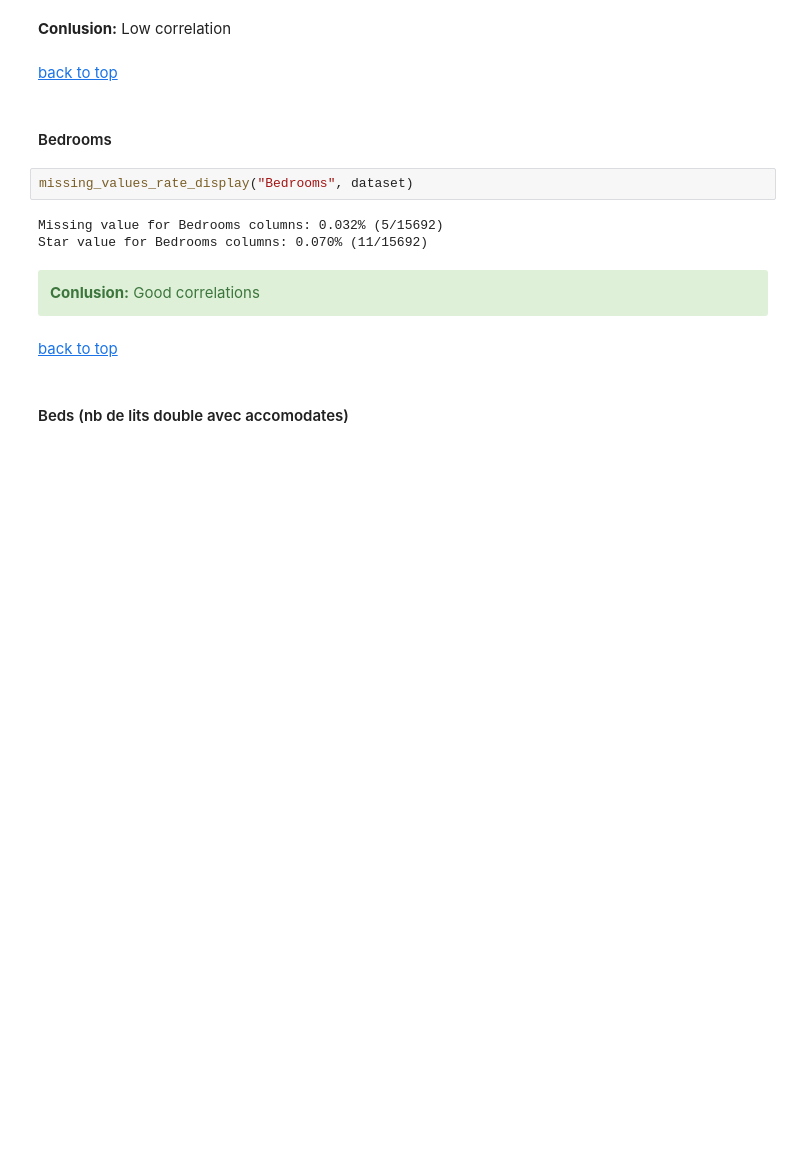
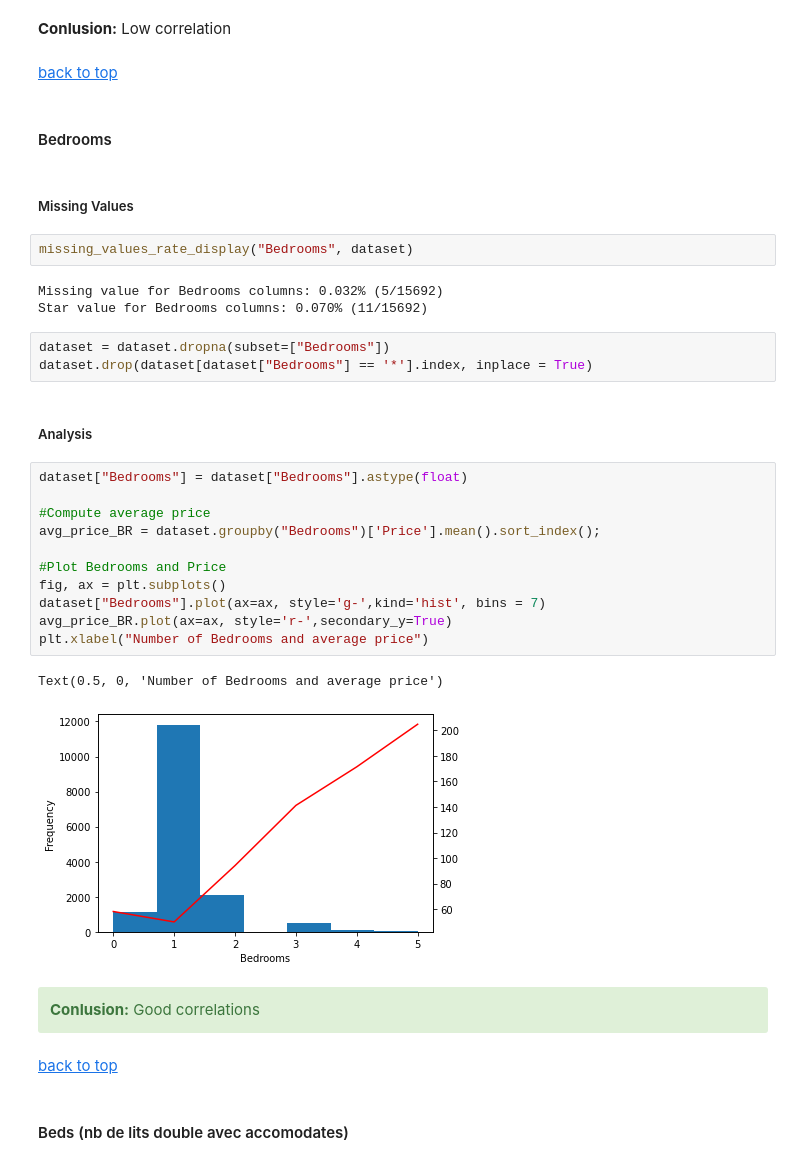
Before and after one commit to flaviendeseure/Airbnb_berlin_price_prediction, a Jupyter notebook: Projet - Airbnb Berlin Price Prediction_REMOTE_17149.ipynb, the cells around one changed output. Drawn from its saved outputs; the diff is of its cells as text; blank space fills up the shorter version.

Commit message:
Bedrooms analysis

```diff
--- a/Projet - Airbnb Berlin Price Prediction_REMOTE_17149.ipynb
+++ b/Projet - Airbnb Berlin Price Prediction_REMOTE_17149.ipynb
@@ -1069,11 +1069,32 @@ Text(0.5, 0, 'Number of Bathrooms and average price')
 <a href="#top">back to top</a>
 # %% [markdown]
 #### Bedrooms
+# %% [markdown]
+##### Missing Values
 # %%
 missing_values_rate_display("Bedrooms", dataset)
 # %% [output]
 Missing value for Bedrooms columns: 0.032% (5/15692)
 Star value for Bedrooms columns: 0.070% (11/15692)
+# %%
+dataset = dataset.dropna(subset=["Bedrooms"])
+dataset.drop(dataset[dataset["Bedrooms"] == '*'].index, inplace = True)
+# %% [markdown]
+##### Analysis
+# %%
+dataset["Bedrooms"] = dataset["Bedrooms"].astype(float)
+
+#Compute average price
+avg_price_BR = dataset.groupby("Bedrooms")['Price'].mean().sort_index();
+
+#Plot Bedrooms and Price
+fig, ax = plt.subplots()
+dataset["Bedrooms"].plot(ax=ax, style='g-',kind='hist', bins = 7)
+avg_price_BR.plot(ax=ax, style='r-',secondary_y=True)
+plt.xlabel("Number of Bedrooms and average price")
+# %% [output]
+Text(0.5, 0, 'Number of Bedrooms and average price')
+[figure, added]
 # %% [markdown]
 <div class="alert alert-block alert-success">
 <b>Conlusion:</b> Good correlations
```
